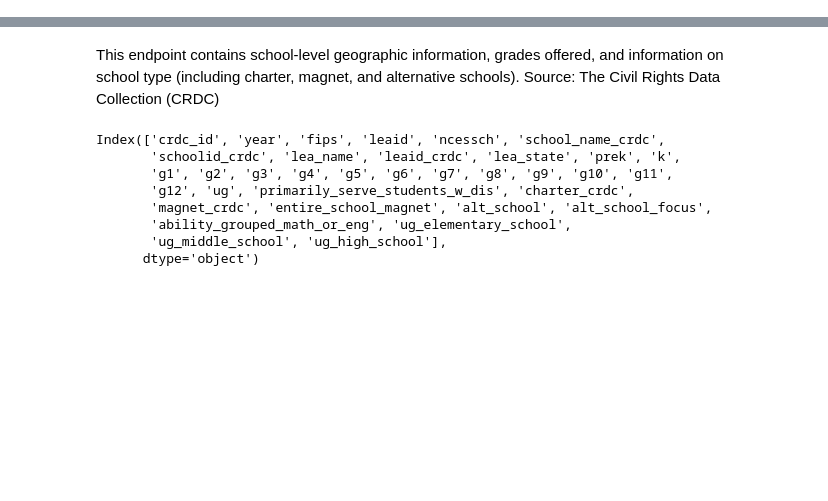
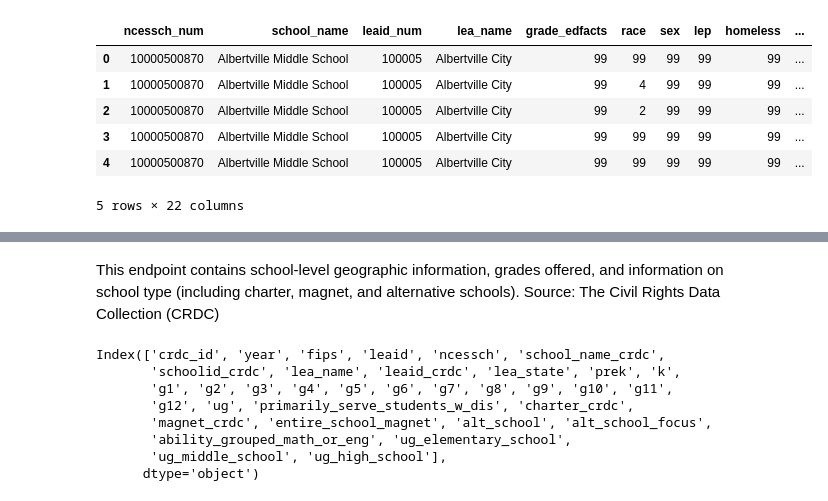
Before and after one commit to MaryamNzr/Springboard-Capstone-1, a Jupyter notebook: Education-Data-Portal.ipynb, the cells around one changed output, grey strips where cells are left out. Saved outputs shown, nothing was run; the diff lists cells and outputs as text; code cells hidden in the pictures; blank space fills up the shorter version.

```diff
--- a/Education-Data-Portal.ipynb
+++ b/Education-Data-Portal.ipynb
@@ -32,0 +24,10 @@ df.groupby('StationID', as_index=False)['BiasTemp'].mean()
+# %%
+assessments_2017.head()
+# %% [output]
+|  | ncessch_num | school_name | leaid_num | lea_name | grade_edfacts | race | sex | lep | homeless | ... |
+| 0 | 10000500870 | Albertville Middle School | 100005 | Albertville City | 99 | 99 | 99 | 99 | 99 | ... |
+| 1 | 10000500870 | Albertville Middle School | 100005 | Albertville City | 99 | 4 | 99 | 99 | 99 | ... |
+| 2 | 10000500870 | Albertville Middle School | 100005 | Albertville City | 99 | 2 | 99 | 99 | 99 | ... |
+| 3 | 10000500870 | Albertville Middle School | 100005 | Albertville City | 99 | 99 | 99 | 99 | 99 | ... |
+| 4 | 10000500870 | Albertville Middle School | 100005 | Albertville City | 99 | 99 | 99 | 99 | 99 | ... |
+5 rows × 22 columns
```
Also changed, not shown: parts of 101 cells of this notebook.
